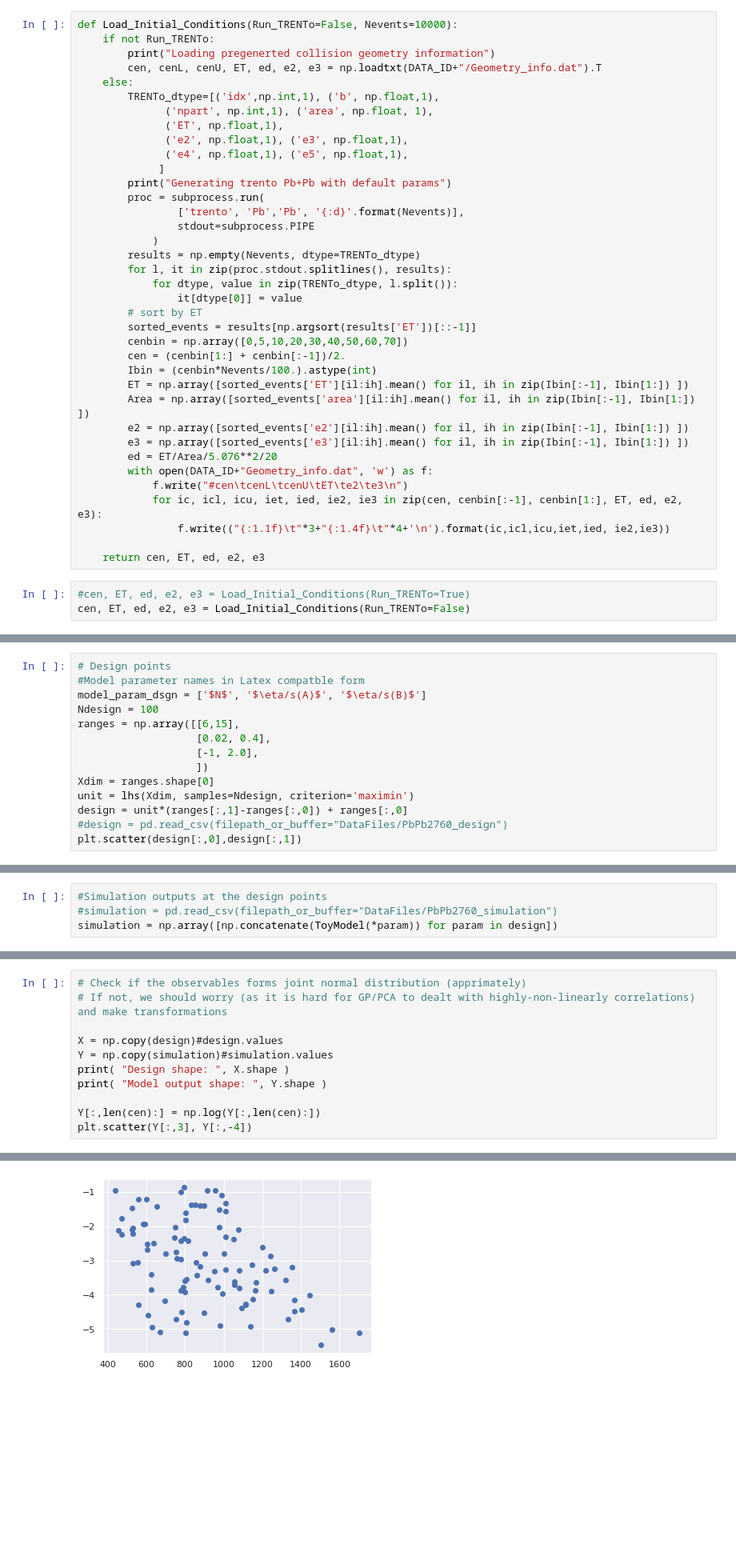
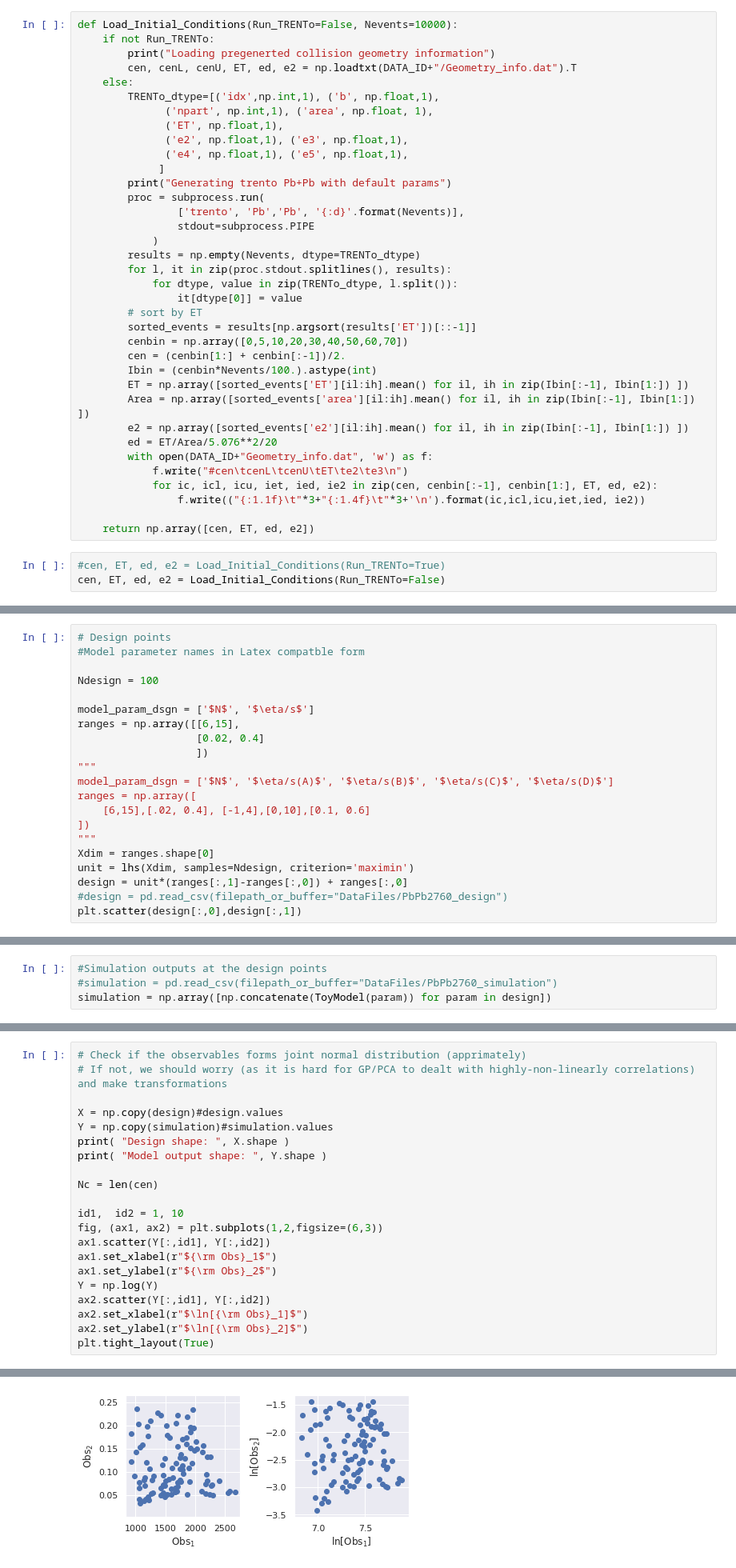
Before and after one commit to danOSU/QGP_Bayes, a Jupyter notebook: BayesForSimpleModel.ipynb, the cells around one changed output, grey strips where cells are left out. Shown at 80% size. Cells and saved outputs as stored; diff of their text form; blank space fills up the shorter version.

Commit message:
add the TRENTo data file

```diff
--- a/BayesForSimpleModel.ipynb
+++ b/BayesForSimpleModel.ipynb
@@ -100,7 +100,7 @@ Here, let's assume the damping effective on $v_2$ due to viscosity is only sensi
 def Load_Initial_Conditions(Run_TRENTo=False, Nevents=10000):
     if not Run_TRENTo:
         print("Loading pregenerted collision geometry information")
-        cen, cenL, cenU, ET, ed, e2, e3 = np.loadtxt(DATA_ID+"/Geometry_info.dat").T
+        cen, cenL, cenU, ET, ed, e2 = np.loadtxt(DATA_ID+"/Geometry_info.dat").T
     else:
         TRENTo_dtype=[('idx',np.int,1), ('b', np.float,1),
               ('npart', np.int,1), ('area', np.float, 1),
@@ -125,15 +125,14 @@ def Load_Initial_Conditions(Run_TRENTo=False, Nevents=10000):
         ET = np.array([sorted_events['ET'][il:ih].mean() for il, ih in zip(Ibin[:-1], Ibin[1:]) ])
         Area = np.array([sorted_events['area'][il:ih].mean() for il, ih in zip(Ibin[:-1], Ibin[1:]) ])
         e2 = np.array([sorted_events['e2'][il:ih].mean() for il, ih in zip(Ibin[:-1], Ibin[1:]) ])
-        e3 = np.array([sorted_events['e3'][il:ih].mean() for il, ih in zip(Ibin[:-1], Ibin[1:]) ])
         ed = ET/Area/5.076**2/20
         with open(DATA_ID+"Geometry_info.dat", 'w') as f:
             f.write("#cen\tcenL\tcenU\tET\te2\te3\n")
-            for ic, icl, icu, iet, ied, ie2, ie3 in zip(cen, cenbin[:-1], cenbin[1:], ET, ed, e2, e3):
-                f.write(("{:1.1f}\t"*3+"{:1.4f}\t"*4+'\n').format(ic,icl,icu,iet,ied, ie2,ie3))
+            for ic, icl, icu, iet, ied, ie2 in zip(cen, cenbin[:-1], cenbin[1:], ET, ed, e2):
+                f.write(("{:1.1f}\t"*3+"{:1.4f}\t"*3+'\n').format(ic,icl,icu,iet,ied, ie2))
 
-    return cen, ET, ed, e2, e3
+    return np.array([cen, ET, ed, e2])
 # %%
-#cen, ET, ed, e2, e3 = Load_Initial_Conditions(Run_TRENTo=True)
-cen, ET, ed, e2, e3 = Load_Initial_Conditions(Run_TRENTo=False)
+#cen, ET, ed, e2 = Load_Initial_Conditions(Run_TRENTo=True)
+cen, ET, ed, e2 = Load_Initial_Conditions(Run_TRENTo=False)
 # %% [output]
@@ -223,12 +228,19 @@ def save_fig(fig_id):
 # %%
 # Design points
 #Model parameter names in Latex compatble form
-model_param_dsgn = ['$N$', '$\eta/s(A)$', '$\eta/s(B)$']
+
 Ndesign = 100
+
+model_param_dsgn = ['$N$', '$\eta/s$']
 ranges = np.array([[6,15],
-                   [0.02, 0.4],
-                   [-1, 2.0],
+                   [0.02, 0.4]
                    ])
+"""
+model_param_dsgn = ['$N$', '$\eta/s(A)$', '$\eta/s(B)$', '$\eta/s(C)$', '$\eta/s(D)$']
+ranges = np.array([
+    [6,15],[.02, 0.4], [-1,4],[0,10],[0.1, 0.6]
+])
+"""
 Xdim = ranges.shape[0]
 unit = lhs(Xdim, samples=Ndesign, criterion='maximin')
 design = unit*(ranges[:,1]-ranges[:,0]) + ranges[:,0]
@@ -242,7 +254,7 @@ plt.scatter(design[:,0],design[:,1])
 # %%
 #Simulation outputs at the design points
 #simulation = pd.read_csv(filepath_or_buffer="DataFiles/PbPb2760_simulation")
-simulation = np.array([np.concatenate(ToyModel(*param)) for param in design])
+simulation = np.array([np.concatenate(ToyModel(param)) for param in design])
 # %%
 #simulation.head()
 # %%
@@ -254,6 +266,16 @@ Y = np.copy(simulation)#simulation.values
 print( "Design shape: ", X.shape )
 print( "Model output shape: ", Y.shape )
 
-Y[:,len(cen):] = np.log(Y[:,len(cen):])
-plt.scatter(Y[:,3], Y[:,-4])
+Nc = len(cen)
+
+id1,  id2 = 1, 10
+fig, (ax1, ax2) = plt.subplots(1,2,figsize=(6,3))
+ax1.scatter(Y[:,id1], Y[:,id2])
+ax1.set_xlabel(r"${\rm Obs}_1$")
+ax1.set_ylabel(r"${\rm Obs}_2$")
+Y = np.log(Y)
+ax2.scatter(Y[:,id1], Y[:,id2])
+ax2.set_xlabel(r"$\ln[{\rm Obs}_1]$")
+ax2.set_ylabel(r"$\ln[{\rm Obs}_2]$")
+plt.tight_layout(True)
 # %% [output]
@@ -263,4 +284,4 @@ Model output shape:  (100, 16)
-[figure, old version]
+[figure, new version]
 # %% [markdown]
 ### 2. Preprocessing of simulation data.
 # %%
```
Also changed, not shown: parts of 19 cells of this notebook, 5 other files.
